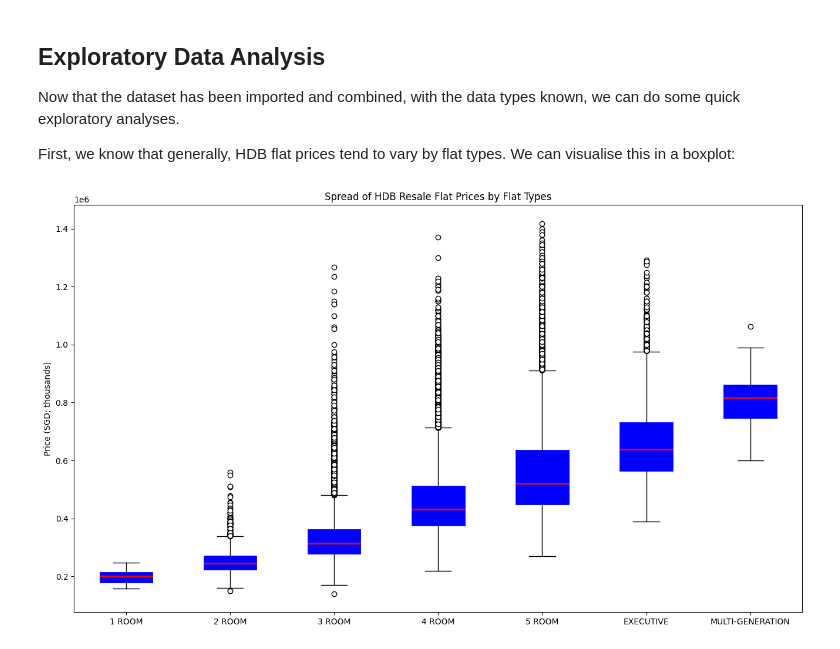
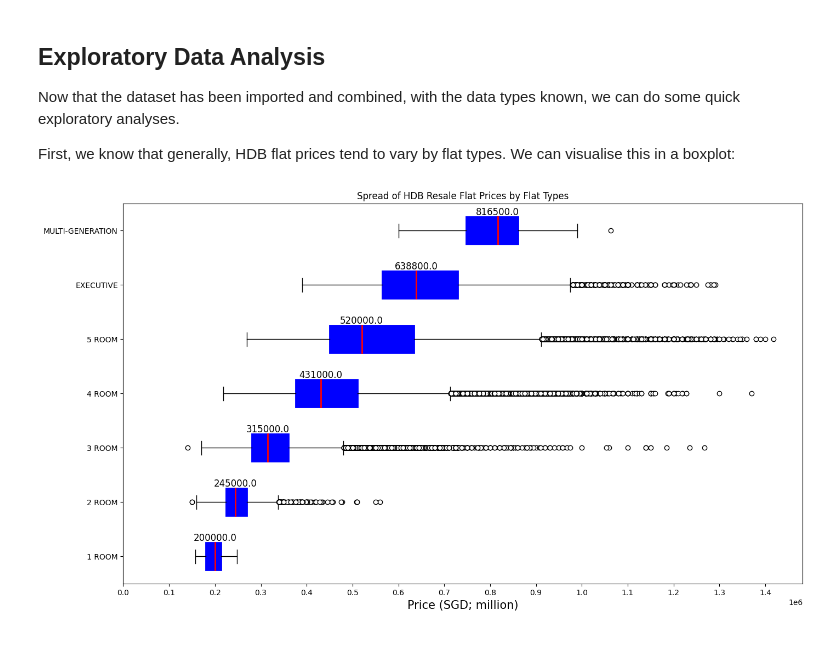
Before and after one commit to iyliahutta/Intro-to-Programming-for-DS, a Jupyter notebook: CA1/CA1.ipynb, the cells around one changed output. Cells and saved outputs as stored; diff of their text form; code cells hidden in the pictures.

Commit message:
CA1 - dataset 1 boxplot horizontal

```diff
--- a/CA1/CA1.ipynb
+++ b/CA1/CA1.ipynb
@@ -128,36 +128,45 @@ labels.sort()
 types = np.arange(0,len(labels))
 types_prices = d[['flat_type', 'resale_price']]
 
 # create array for boxplot
 prices = types_prices['resale_price']
 
 prices_1room = prices[types_prices['flat_type'] == '1 ROOM']
 prices_2room = prices[types_prices['flat_type'] == '2 ROOM']
 prices_3room = prices[types_prices['flat_type'] == '3 ROOM']
 prices_4room = prices[types_prices['flat_type'] == '4 ROOM']
 prices_5room = prices[types_prices['flat_type'] == '5 ROOM']
 prices_exec = prices[types_prices['flat_type'] == 'EXECUTIVE']
 prices_multi = prices[types_prices['flat_type'] == 'MULTI-GENERATION']
 
 prices_combined = [prices_1room,prices_2room,prices_3room,prices_4room,prices_5room,prices_exec,prices_multi]
 
 # plot
 fig = plt.figure(figsize=(16,9))
 ax = fig.add_subplot()
 
-ax.boxplot(prices_combined,
+bp_dict = ax.boxplot(prices_combined,
             labels=labels,
             patch_artist=True,
             medianprops={"color": "red", "linewidth": 2},
             boxprops={"facecolor": "blue", "color": "blue",
                           "linewidth": 2},
-            flierprops={"markerfacecolor": "white"})
+            flierprops={"markerfacecolor": "white"},
+            vert=False)
 
 ax.set_title('Spread of HDB Resale Flat Prices by Flat Types')
-ax.set_ylabel('Price (SGD; thousands)')
+ax.set_xlabel('Price (SGD; million)',fontsize=15)
+ax.set_xticks(np.arange(0,1500000,100000))
+
+for line in bp_dict['medians']:
+    # get position data for median line
+    x, y = line.get_xydata()[1] # top of median line
+    # overlay median value
+    plt.text(x, y, '%.1f' % x,
+         verticalalignment='bottom',horizontalalignment='center',fontsize=12) # draw above median line, centered
 
 plt.show()
 # %% [output]
-[figure, old version]
+[figure, new version]
 # %%
 # %reset
```
